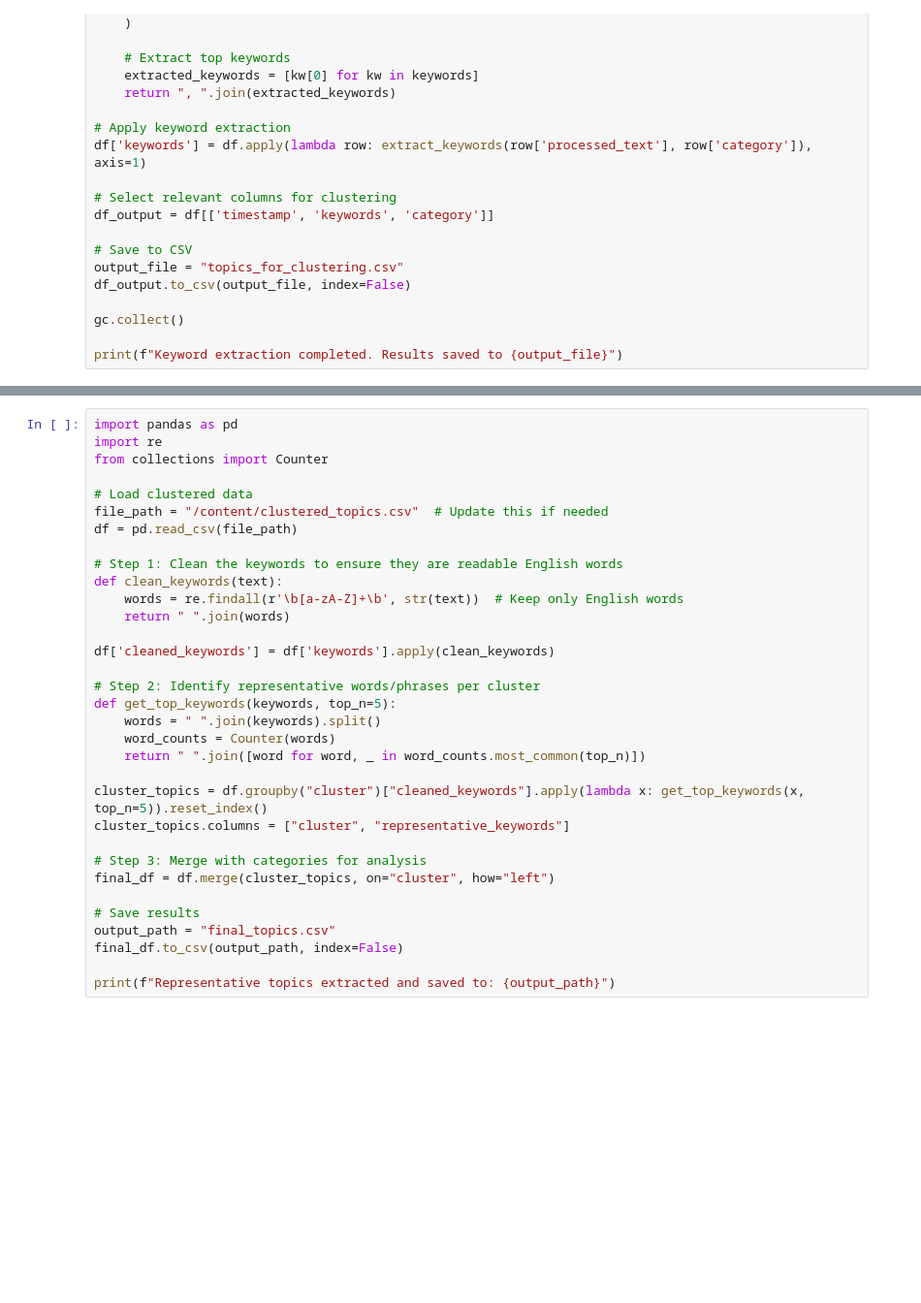
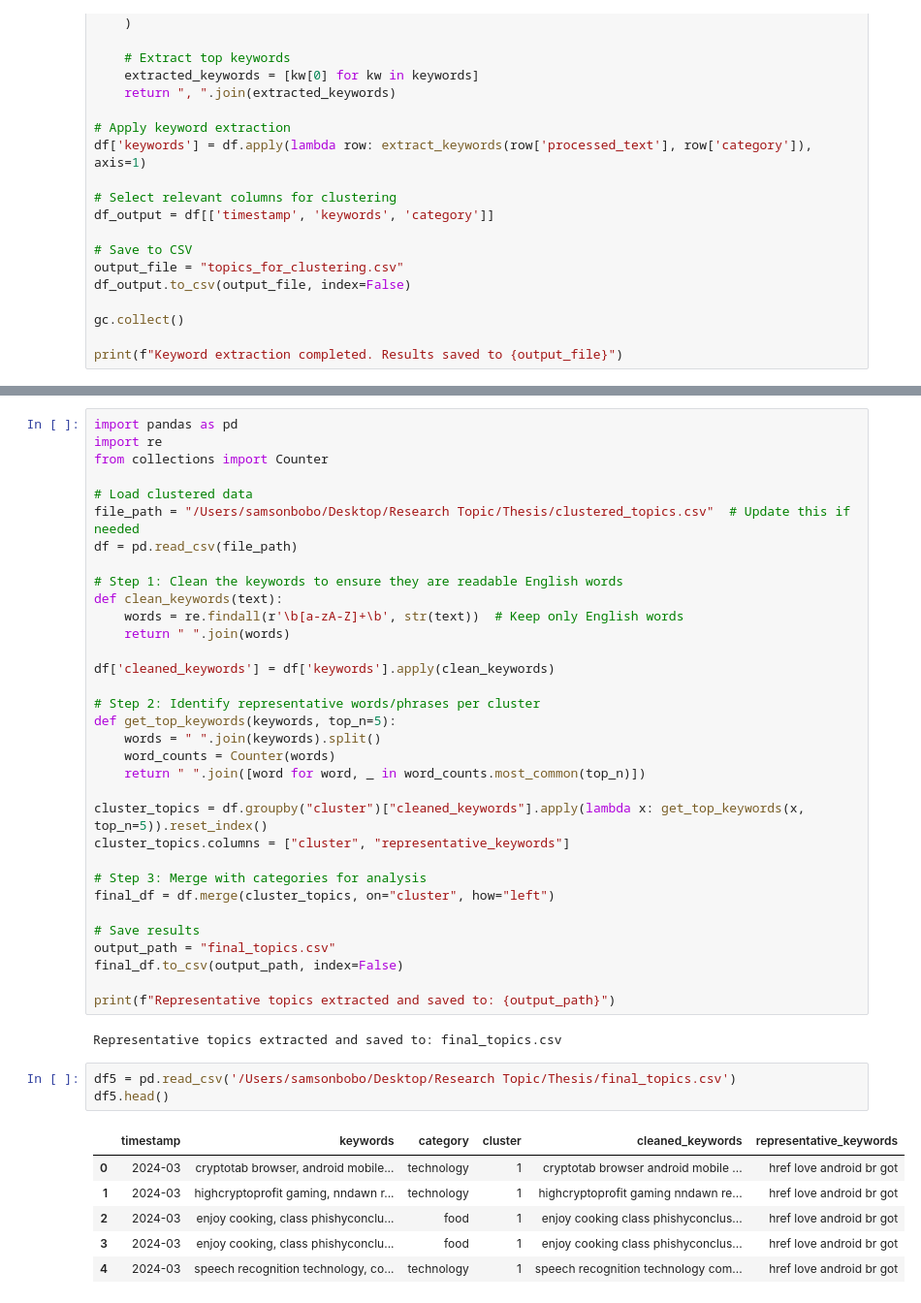
Before and after one commit to BoboSamson/pygents, a Jupyter notebook: Topics_Data_Preprocessing.ipynb, the cells around one changed output, grey strips where cells are left out. Shown at 97% size. Cells and saved outputs as stored; diff of their text form; blank space fills up the shorter version.

```diff
--- a/Topics_Data_Preprocessing.ipynb
+++ b/Topics_Data_Preprocessing.ipynb
@@ -266,7 +306,7 @@ import re
 from collections import Counter
 
 # Load clustered data
-file_path = "/content/clustered_topics.csv"  # Update this if needed
+file_path = "/Users/samsonbobo/Desktop/Research Topic/Thesis/clustered_topics.csv"  # Update this if needed
 df = pd.read_csv(file_path)
 
 # Step 1: Clean the keywords to ensure they are readable English words
@@ -293,3 +333,15 @@ output_path = "final_topics.csv"
 final_df.to_csv(output_path, index=False)
 
 print(f"Representative topics extracted and saved to: {output_path}")
+# %% [output]
+Representative topics extracted and saved to: final_topics.csv
+# %%
+df5 = pd.read_csv('/Users/samsonbobo/Desktop/Research Topic/Thesis/final_topics.csv')
+df5.head()
+# %% [output]
+|  | timestamp | keywords | category | cluster | cleaned_keywords | representative_keywords |
+| 0 | 2024-03 | cryptotab browser, android mobile... | technology | 1 | cryptotab browser android mobile ... | href love android br got |
+| 1 | 2024-03 | highcryptoprofit gaming, nndawn r... | technology | 1 | highcryptoprofit gaming nndawn re... | href love android br got |
+| 2 | 2024-03 | enjoy cooking, class phishyconclu... | food | 1 | enjoy cooking class phishyconclus... | href love android br got |
+| 3 | 2024-03 | enjoy cooking, class phishyconclu... | food | 1 | enjoy cooking class phishyconclus... | href love android br got |
+| 4 | 2024-03 | speech recognition technology, co... | technology | 1 | speech recognition technology com... | href love android br got |
```
Also changed, not shown: parts of 5 cells of this notebook.
